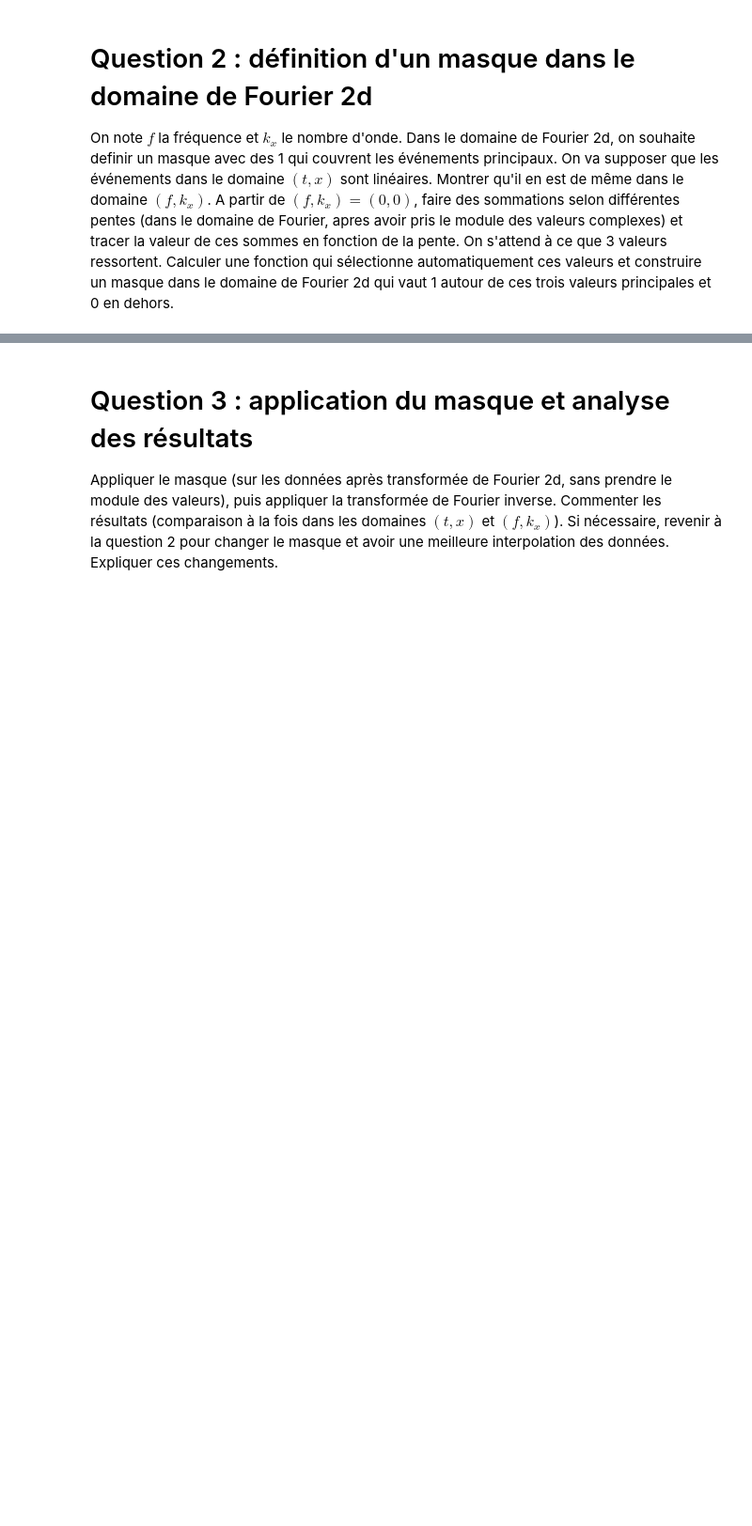
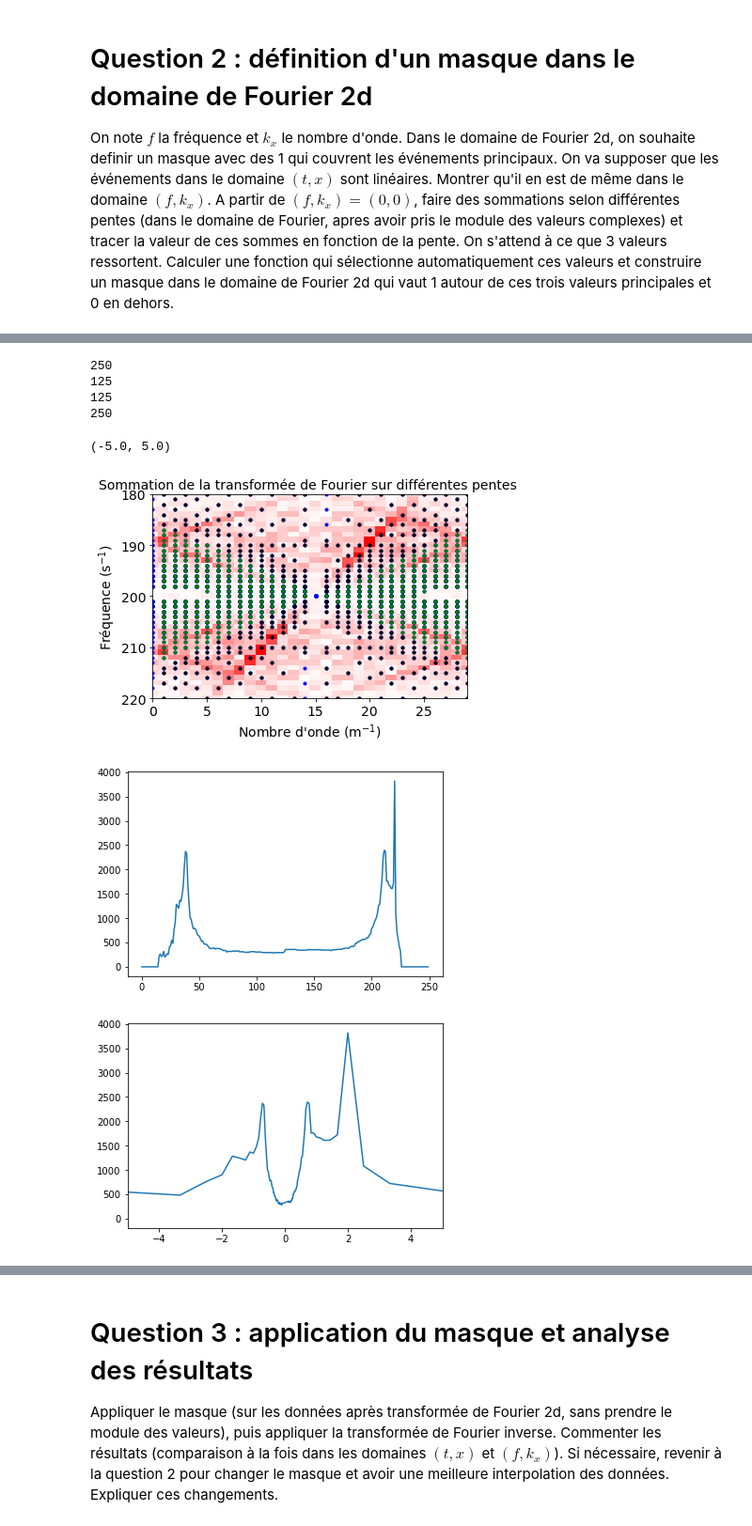
Before and after one commit to LouisJustinTALLOT/projet-traitement_du_signal-bellon-tallot, a Jupyter notebook: projet_signal_Judith.ipynb, the cells around one changed output, grey strips where cells are left out. Shown: that part at 94% size. Drawn from its saved outputs; the diff is of its cells as text; code cells hidden in the pictures; blank space fills up the shorter version.

Commit message:
J'ai avancé sur les pentes, ça marche presque

```diff
--- a/projet_signal_Judith.ipynb
+++ b/projet_signal_Judith.ipynb
@@ -121,3 +123,83 @@ plt.plot(tableau_sommation_pentes);
+# %%
+abs_data = np.abs(np.fft.fftshift(np.fft.fft2(gpanel)))
+#                + [100/n for n in range(100, 10, -1)] \
+
+tableau_pentes_positif = [10/n for n in range(100, 0, -1)] \
+               + [n for n in range(11, 50, 3)] \
+               + [10 * n for n in range(6, 30, 2)]
+tableau_pentes_negatif = list(reversed(list(map(lambda x:-x, tableau_pentes_positif))))
+
+tableau_pentes = tableau_pentes_negatif + tableau_pentes_positif
+print(len(tableau_pentes))
+print(len(tableau_pentes_positif))
+print(len(tableau_pentes_negatif))
+
+# le centre est en (15, 200)
+# on veut donc des droites de la forme :
+# (y - 200) = pente * (x - 15)
+vmax = np.max(np.abs(tf))
+fig = plt.figure()
+av = plt.subplot(111)
+plt.imshow(np.abs(tf), aspect='auto')
+plt.title('Sommation de la transformée de Fourier sur différentes pentes ', fontsize=labelsize)
+av.set_ylabel("Fréquence (s$^{-1}$)", fontsize=labelsize)
+av.set_xlabel("Nombre d'onde (m$^{-1}$)", fontsize=labelsize)
+av.tick_params(axis='both', which='major', labelsize=labelsize)
+plt.clim(-vmax, vmax)
+plt.set_cmap('bwr')
+plt.ylim(220, 180)
+# plt.ylim(400, 0)
+plt.xlim(0,29)
+
+liste_x = np.array([x for x in range(0, 30+1)])
+
+tableau_sommation_pentes = []
+compteur= 0
+for pente in tableau_pentes:
+    f, k_x = int(15*pente + 200), 0
+    somme = 0
+
+    plt.plot(liste_x, np.vectorize(int)(-pente*liste_x+15*pente+200), '.', color="b", linewidth=0.2)
+    liste_des_kx = list(np.copy([f]))
+    liste_des_f  = list(np.copy([k_x]))
+    while True:
+        if k_x > 30:
+            break
+        try:
+            somme += abs_data[f, k_x]
+            k_x += 1
+            f = int(-pente*k_x+15*pente+200)
+
+            liste_des_kx.append(k_x)
+            liste_des_f.append(f)
+        except Exception as e:
+            compteur += 1
+            k_x += 1
+
+    if len(liste_des_kx) > 1:
+        if np.abs(pente) < 1:
+            plt.plot(liste_des_kx, liste_des_f, '.',color="g")
+        else:
+            plt.plot(liste_des_kx, liste_des_f, '.',color="k")
+
+    tableau_sommation_pentes.append((pente,somme))
+print(len(tableau_sommation_pentes))
+t_pentes, t_sommes = zip(*tableau_sommation_pentes)
+# print(compteur)
+plt.figure()
+plt.plot(t_sommes);
+plt.figure()
+plt.plot(t_pentes, t_sommes);
+plt.xlim(-5, 5)
+# %% [output]
+250
+125
+125
+250
+(-5.0, 5.0)
+[figure, added]
+[figure, added]
+[figure, added]
 # %%
 nb_peaks = 3
 peaks = [0]*nb_peaks
```
Also changed, not shown: parts of 9 cells of this notebook.
